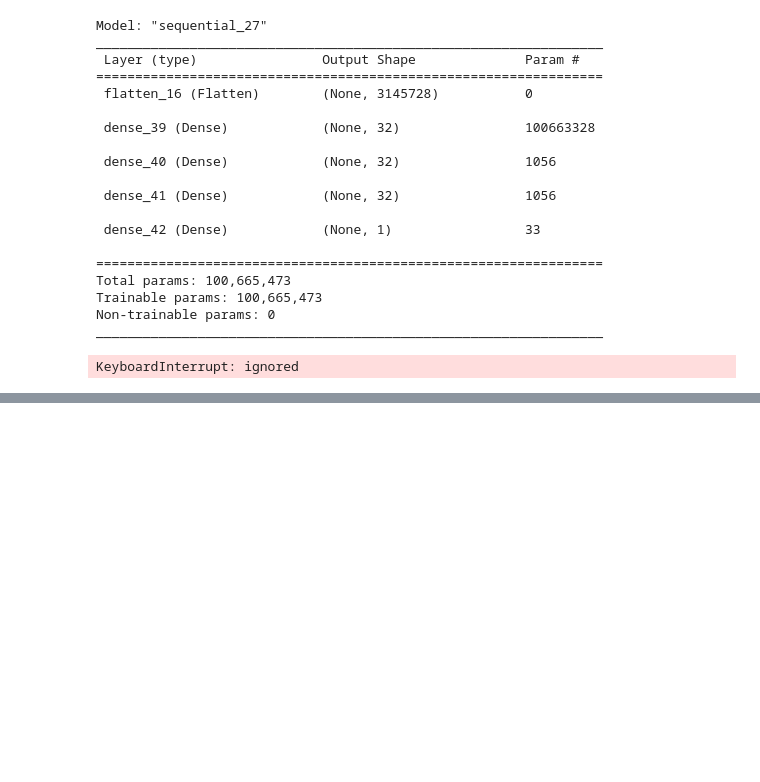
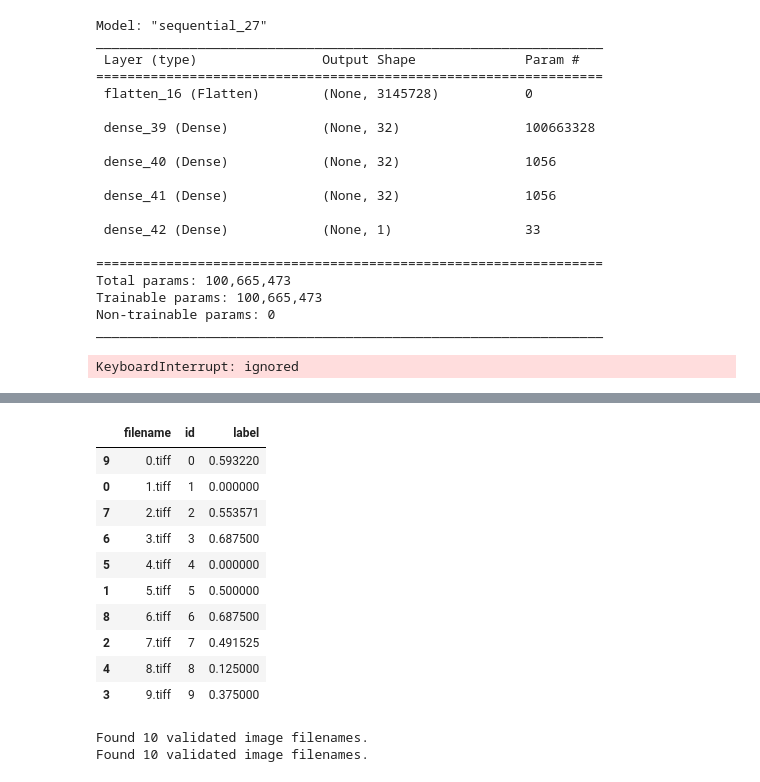
Before and after one commit to RasmusKlinkJoerg/geospatialMalariaPrediction, a Jupyter notebook: malaria_prediction.ipynb, the cells around one changed output, grey strips where cells are left out. Saved outputs shown, nothing was run; the diff lists cells and outputs as text; code cells hidden in the pictures; blank space fills up the shorter version.

```diff
--- a/malaria_prediction.ipynb
+++ b/malaria_prediction.ipynb
@@ -1255,0 +1571,40 @@ KeyboardInterrupt: ignored
+# %%
+df_lc = createDataFrame(label_dir="./long_lat_year_with_confidential_from2010to18_size10orGreater.csv",data_dir="./test/lc",ending=False)
+df_lc
+# %% [output]
+|  | filename | id | label |
+| 9 | 0.tiff | 0 | 0.593220 |
+| 0 | 1.tiff | 1 | 0.000000 |
+| 7 | 2.tiff | 2 | 0.553571 |
+| 6 | 3.tiff | 3 | 0.687500 |
+| 5 | 4.tiff | 4 | 0.000000 |
+| 1 | 5.tiff | 5 | 0.500000 |
+| 8 | 6.tiff | 6 | 0.687500 |
+| 2 | 7.tiff | 7 | 0.491525 |
+| 4 | 8.tiff | 8 | 0.125000 |
+| 3 | 9.tiff | 9 | 0.375000 |
+# %%
+BATCH_SIZE = 1
+imgen_sat = ImageDataGenerator()
+train_generator_sat = imgen_sat.flow_from_dataframe(dataframe=df_sat,
+                                            directory="./test/sat",
+                                            x_col="filename",
+                                            y_col="label",
+                                            has_ext=True,
+                                            shuffle=True,
+                                            batch_size=BATCH_SIZE,
+                                            class_mode="other",
+                                            target_size=(1024,1024))
+imgen_lc = ImageDataGenerator()
+train_generator_lc = imgen_lc.flow_from_dataframe(dataframe=df_lc,
+                                            directory="./test/lc",
+                                            x_col="filename",
+                                            y_col="label",
+                                            has_ext=True,
+                                            shuffle=True,
+                                            batch_size=BATCH_SIZE,
+                                            class_mode="other",
+                                            target_size=(8,8))
+# %% [output]
+Found 10 validated image filenames.
+Found 10 validated image filenames.
```
Also changed, not shown: parts of 47 cells of this notebook, 1 other file.
